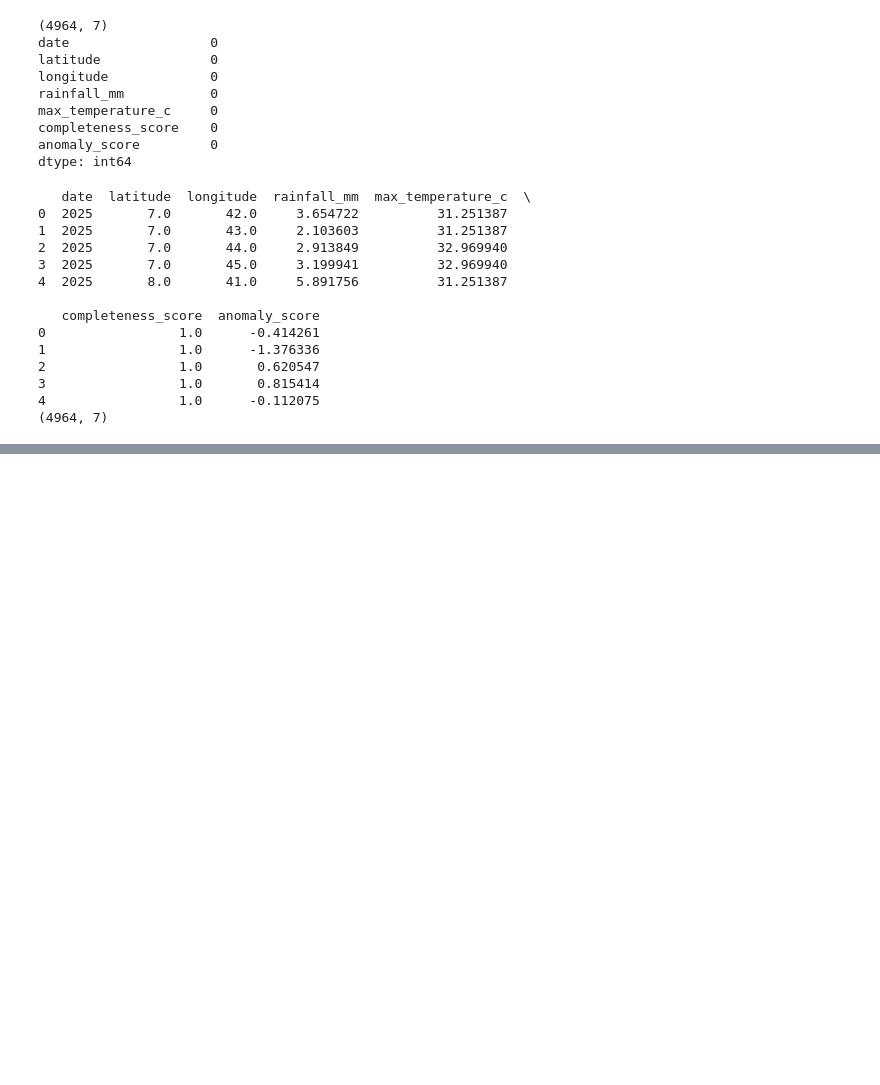
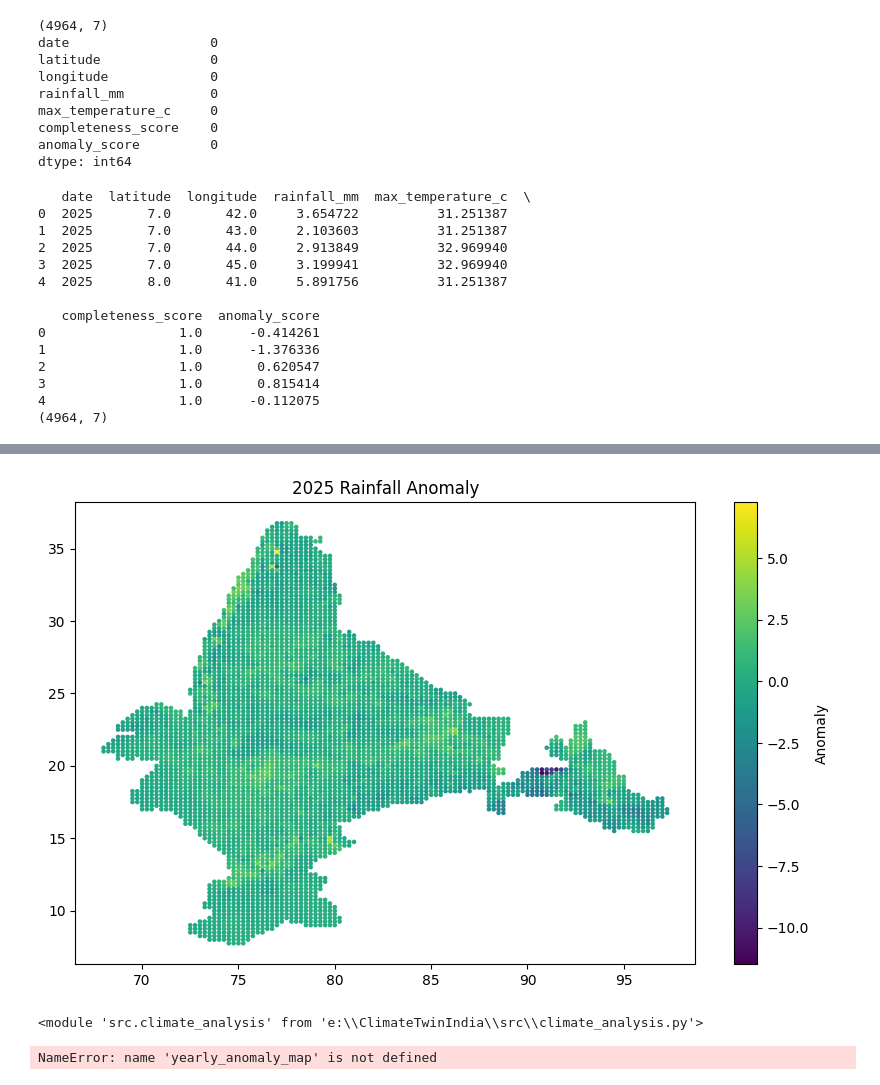
Before and after one commit to aadityat23/ClimateTwinIndia, a Jupyter notebook: notebooks/01_imd_exploration.ipynb, the cells around one changed output, grey strips where cells are left out. Cells and saved outputs as stored; diff of their text form; code cells hidden in the pictures; blank space fills up the shorter version.

```diff
--- a/notebooks/01_imd_exploration.ipynb
+++ b/notebooks/01_imd_exploration.ipynb
@@ -1504,0 +2141,25 @@ print(df.shape)
+# %%
+df_2025 = df[df["year"] == 2025]
+
+plt.figure(figsize=(10,6))
+
+plt.scatter(
+    df_2025["longitude"],
+    df_2025["latitude"],
+    c=df_2025["anomaly_score"],
+    s=5
+)
+
+plt.colorbar(label="Anomaly")
+
+plt.title("2025 Rainfall Anomaly")
+plt.show()
+# %% [output]
+[figure, added]
+# %%
+from importlib import reload
+import src.climate_analysis
+
+reload(src.climate_analysis)
+# %% [output]
+<module 'src.climate_analysis' from 'e:\\ClimateTwinIndia\\src\\climate_analysis.py'>
@@ -1504,0 +2171,10 @@ print(df.shape)
+# %%
+yearly_anomaly_map(df, 2019)
+yearly_anomaly_map(df, 2020)
+yearly_anomaly_map(df, 2021)
+yearly_anomaly_map(df, 2022)
+yearly_anomaly_map(df, 2023)
+yearly_anomaly_map(df, 2024)
+yearly_anomaly_map(df, 2025)
+# %% [output]
+NameError: name 'yearly_anomaly_map' is not defined
```
Also changed, not shown: parts of 70 cells of this notebook, 12 other files.
